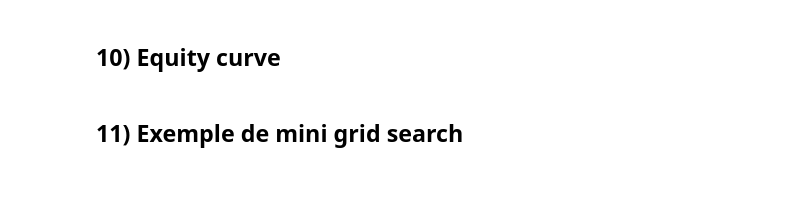
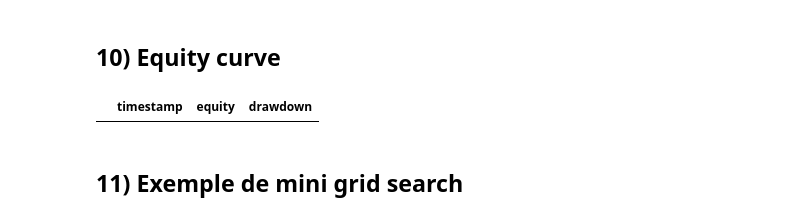
Before and after one commit to emile692/algo-trading-intraday-research, a Jupyter notebook: notebooks/research_main.ipynb, the cells around one changed output. Saved outputs shown, nothing was run; the diff lists cells and outputs as text; code cells hidden in the pictures; blank space fills up the shorter version.

```diff
--- a/notebooks/research_main.ipynb
+++ b/notebooks/research_main.ipynb
@@ -89,8 +214,10 @@ performance_by_year(trades)
 # %% [markdown]
 ## 10) Equity curve
 # %%
-equity = build_equity_curve(trades)
+equity = build_equity_curve(trades, initial_capital=strategy.account_size_usd or 100_000.0)
 equity.head()
+# %% [output]
+|  | timestamp | equity | drawdown |
 # %%
 if not trades.empty:
     plot_trade_histogram(trades)
```
Also changed, not shown: parts of 18 cells of this notebook, 17 other files.
